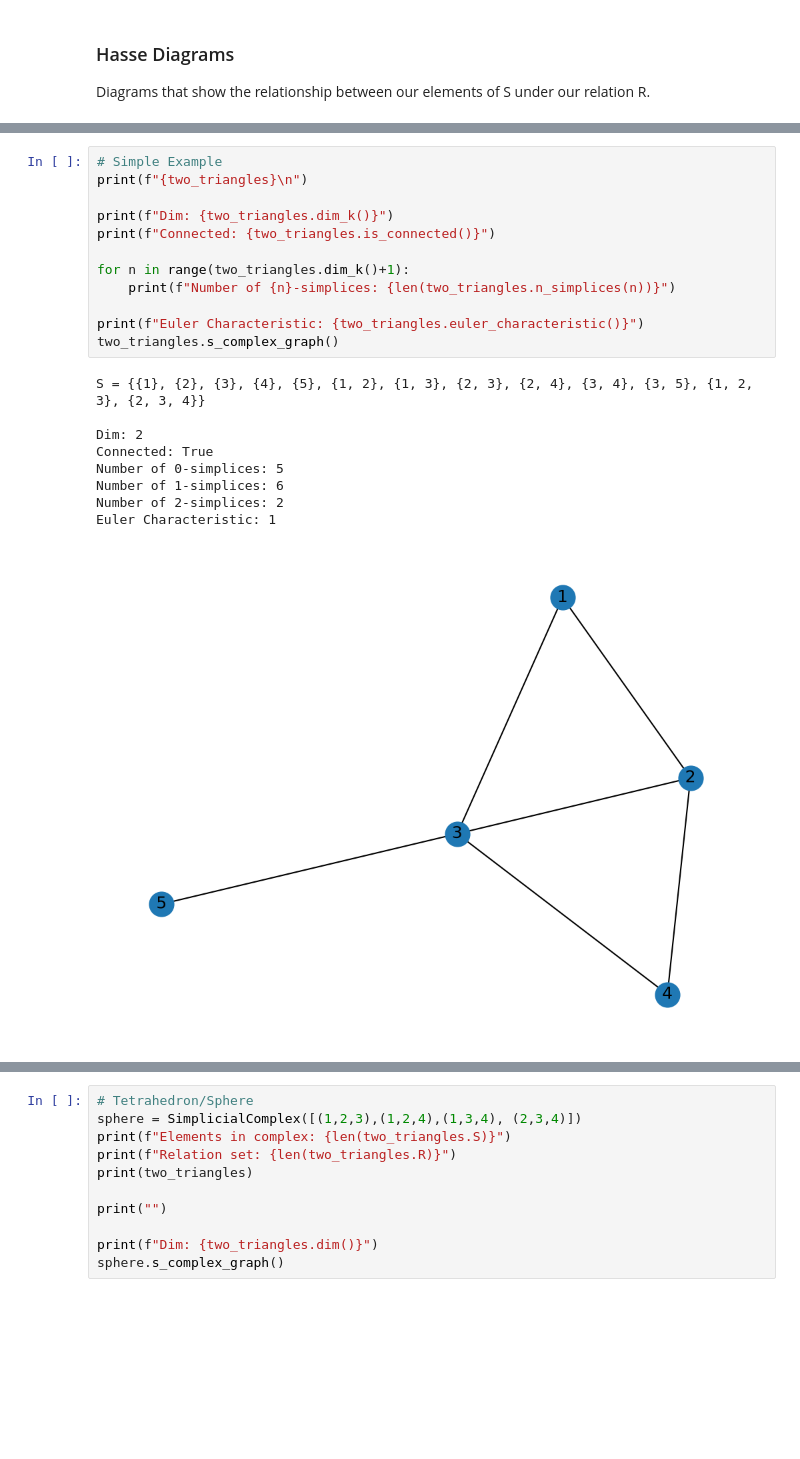
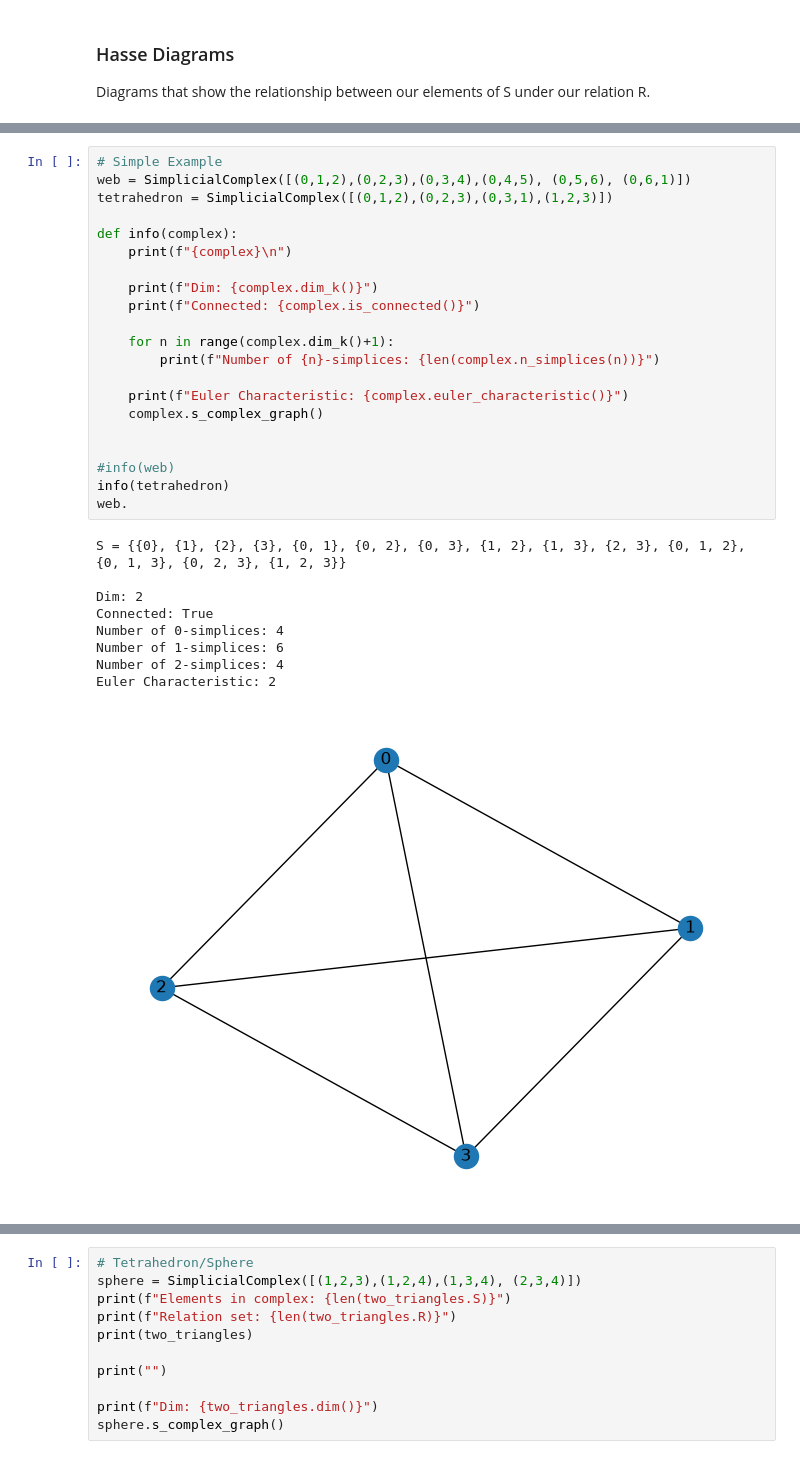
Before and after one commit to ryanj-0/simplicial_complex_proj, a Jupyter notebook: simplicial_complex.ipynb, the cells around one changed output, grey strips where cells are left out. Saved outputs shown, nothing was run; the diff lists cells and outputs as text; blank space fills up the shorter version.

```diff
--- a/simplicial_complex.ipynb
+++ b/simplicial_complex.ipynb
@@ -137,22 +174,31 @@ $\chi(K) = \sum_{i=0}^{\dim(K)} (-1)^{i} s_{i}$, where $s_{i}$ is the number of
 # %%
 # Simple Example
-print(f"{two_triangles}\n")
+web = SimplicialComplex([(0,1,2),(0,2,3),(0,3,4),(0,4,5), (0,5,6), (0,6,1)])
+tetrahedron = SimplicialComplex([(0,1,2),(0,2,3),(0,3,1),(1,2,3)])
 
-print(f"Dim: {two_triangles.dim_k()}")
-print(f"Connected: {two_triangles.is_connected()}")
+def info(complex):
+    print(f"{complex}\n")
 
-for n in range(two_triangles.dim_k()+1):
-    print(f"Number of {n}-simplices: {len(two_triangles.n_simplices(n))}")
+    print(f"Dim: {complex.dim_k()}")
+    print(f"Connected: {complex.is_connected()}")
 
-print(f"Euler Characteristic: {two_triangles.euler_characteristic()}")
-two_triangles.s_complex_graph()
+    for n in range(complex.dim_k()+1):
+        print(f"Number of {n}-simplices: {len(complex.n_simplices(n))}")
+
+    print(f"Euler Characteristic: {complex.euler_characteristic()}")
+    complex.s_complex_graph()
+
+
+#info(web)
+info(tetrahedron)
+web.
 # %% [output]
-S = {{1}, {2}, {3}, {4}, {5}, {1, 2}, {1, 3}, {2, 3}, {2, 4}, {3, 4}, {3, 5}, {1, 2, 3}, {2, 3, 4}}
+S = {{0}, {1}, {2}, {3}, {0, 1}, {0, 2}, {0, 3}, {1, 2}, {1, 3}, {2, 3}, {0, 1, 2}, {0, 1, 3}, {0, 2, 3}, {1, 2, 3}}
 
 Dim: 2
 Connected: True
-Number of 0-simplices: 5
+Number of 0-simplices: 4
 Number of 1-simplices: 6
-Number of 2-simplices: 2
-Euler Characteristic: 1
+Number of 2-simplices: 4
+Euler Characteristic: 2
-[figure, old version]
+[figure, new version]
```
Also changed, not shown: parts of 20 cells of this notebook.
